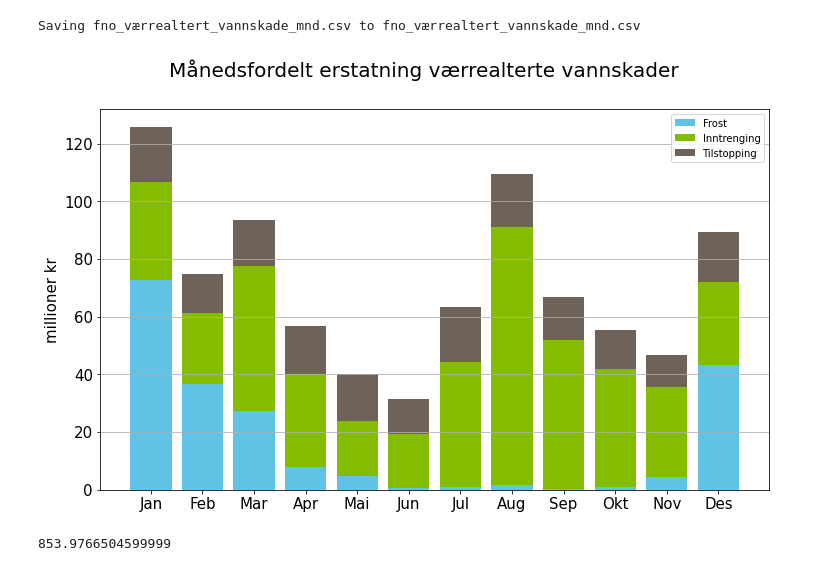
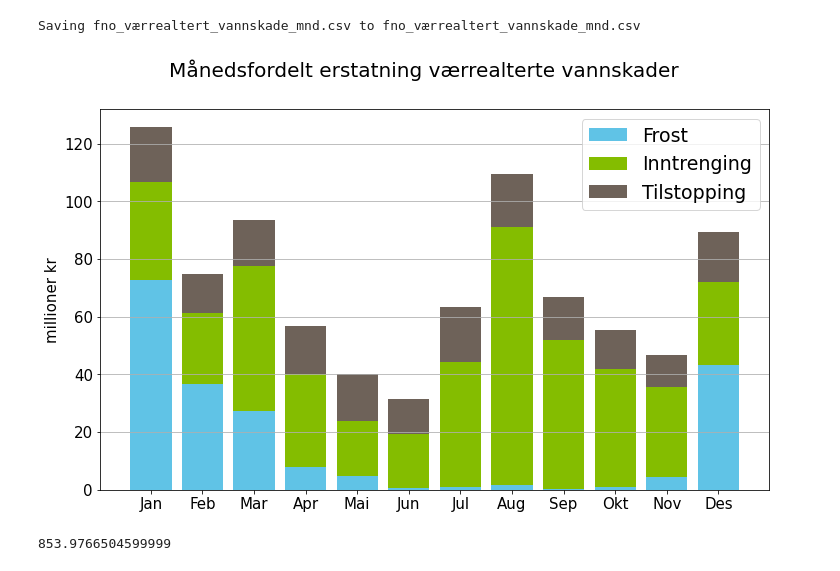
Before and after one commit to eirikngard/Eika, a Jupyter notebook: Eika_vs_FNO.ipynb, the cells around one changed output. Saved outputs shown, nothing was run; the diff lists cells and outputs as text; code cells hidden in the pictures.

```diff
--- a/Eika_vs_FNO.ipynb
+++ b/Eika_vs_FNO.ipynb
@@ -227,24 +255,24 @@ alt = pd.read_csv('fno_værrealtert_vannskade_mnd.csv', header=None,skiprows=2,n
 # %%
 mnd = ['Jan','Feb','Mar','Apr','Mai','Jun','Jul','Aug','Sep','Okt','Nov','Des']
 
 a = np.array([i*(10**(-6)) for i in alt.loc[alt['årsak']=='Frost','skade']])
 b = np.array([i*(10**(-6)) for i in alt.loc[alt['årsak']=='Tilstopping','skade']])
 c = np.array([i*(10**(-6)) for i in alt.loc[alt['årsak']=='Vann utenfra','skade']])
 
 fig, ax = plt.subplots(figsize=(12, 7))
 fig.suptitle('Månedsfordelt erstatning værrealterte vannskader',fontsize=20)
 
 bar=ax.bar(mnd, a,color=blå, label='Frost')
 bar=ax.bar(mnd, c,bottom=a,color=grønn, label='Inntrenging')
 bar=ax.bar(mnd, b, bottom= a+c,color=grå, label='Tilstopping')
 
 ax.grid(axis='y')
 ax.set_ylabel('millioner kr',size=15)
 ax.tick_params(axis = 'both', which = 'major', labelsize = 15)
-plt.legend()
+ax.legend(loc = 1, prop={'size': 19})
 plt.show()
 # %% [output]
-[figure, old version]
+[figure, new version]
 # %%
 sum(a)+sum(b)+sum(c)
 # %% [output]
```
Also changed, not shown: parts of 13 cells of this notebook.
